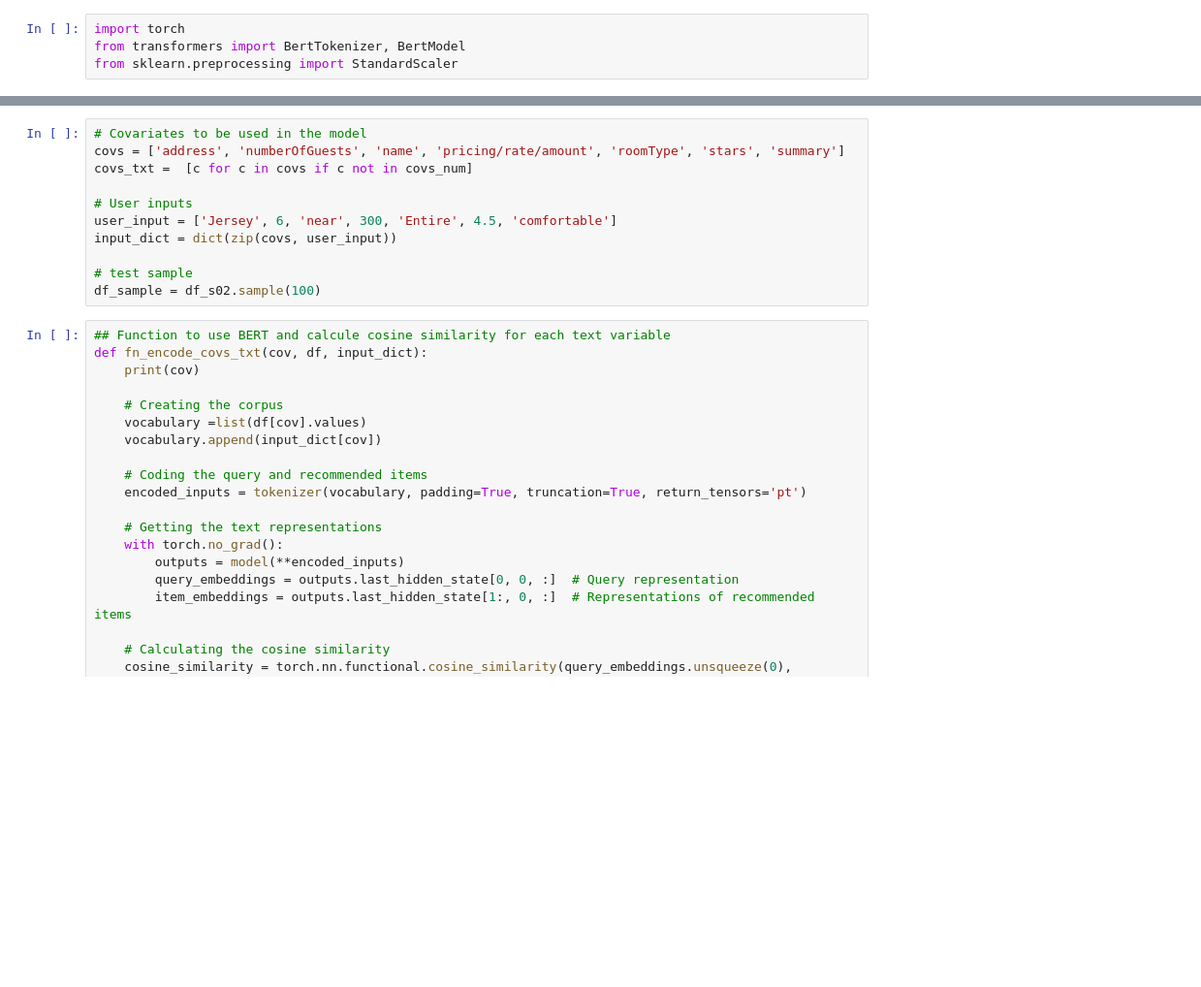
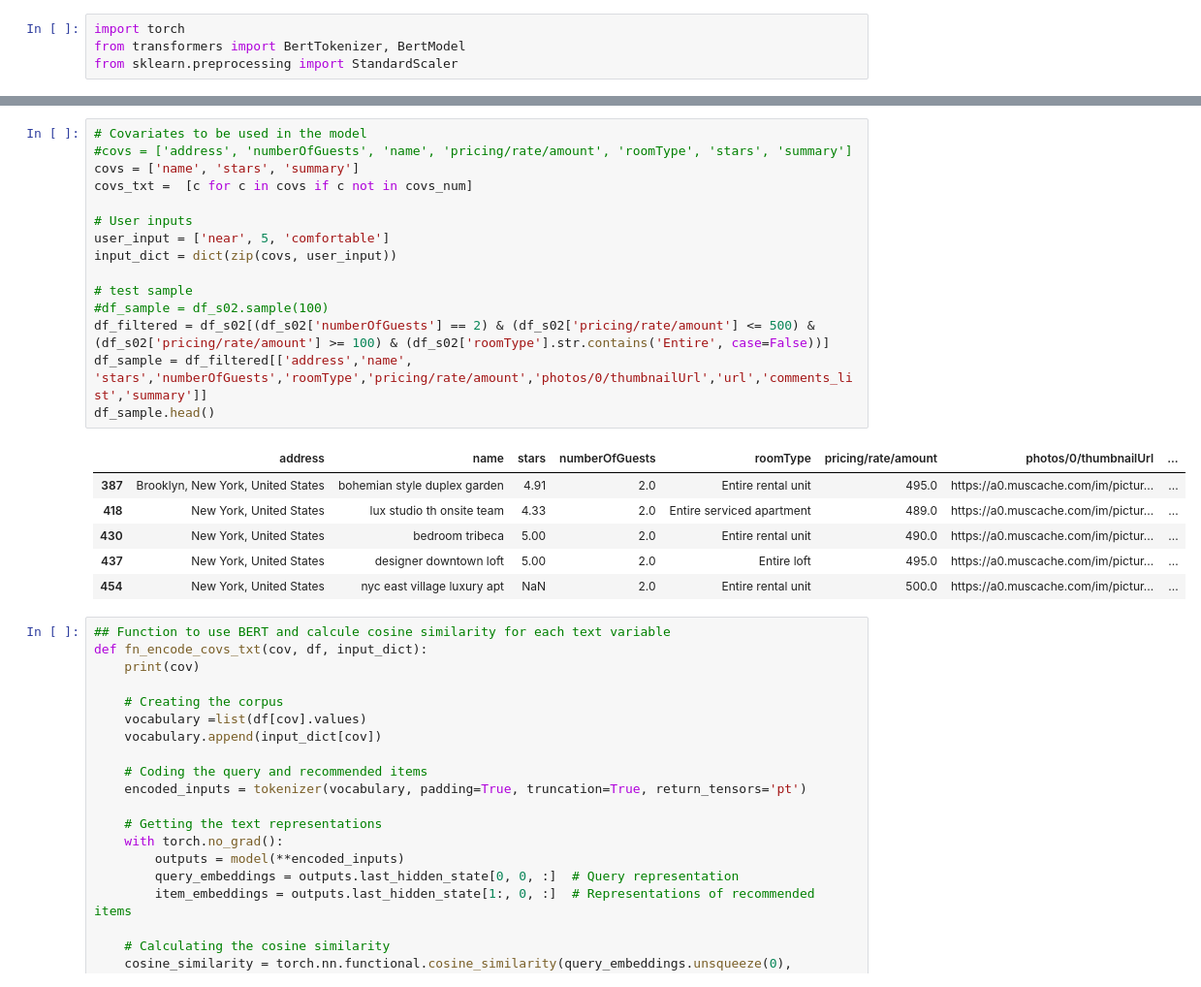
Before and after one commit to HWatanuki/Projeto_D3TOP, a Jupyter notebook: Codigos/nlp_parte02_v1_BERT_HMW.ipynb, the cells around one changed output, grey strips where cells are left out. Shown at 97% size. Saved outputs shown, nothing was run; the diff lists cells and outputs as text; blank space fills up the shorter version.

```diff
--- a/Codigos/nlp_parte02_v1_BERT_HMW.ipynb
+++ b/Codigos/nlp_parte02_v1_BERT_HMW.ipynb
@@ -220,15 +246,26 @@ Some weights of the model checkpoint at bert-base-uncased were not used when ini
 - This IS NOT expected if you are initializing BertModel from the checkpoint of a model that you expect to be exactly identical (initializing a BertForSequenceClassification model from a BertForSequen ...
 # %%
 # Covariates to be used in the model
-covs = ['address', 'numberOfGuests', 'name', 'pricing/rate/amount', 'roomType', 'stars', 'summary']
+#covs = ['address', 'numberOfGuests', 'name', 'pricing/rate/amount', 'roomType', 'stars', 'summary']
+covs = ['name', 'stars', 'summary']
 covs_txt =  [c for c in covs if c not in covs_num]
 
 # User inputs
-user_input = ['Jersey', 6, 'near', 300, 'Entire', 4.5, 'comfortable']
+user_input = ['near', 5, 'comfortable']
 input_dict = dict(zip(covs, user_input))
 
 # test sample
-df_sample = df_s02.sample(100)
+#df_sample = df_s02.sample(100)
+df_filtered = df_s02[(df_s02['numberOfGuests'] == 2) & (df_s02['pricing/rate/amount'] <= 500) & (df_s02['pricing/rate/amount'] >= 100) & (df_s02['roomType'].str.contains('Entire', case=False))]
+df_sample = df_filtered[['address','name', 'stars','numberOfGuests','roomType','pricing/rate/amount','photos/0/thumbnailUrl','url','comments_list','summary']]
+df_sample.head()
+# %% [output]
+|  | address | name | stars | numberOfGuests | roomType | pricing/rate/amount | photos/0/thumbnailUrl | ... |
+| 387 | Brooklyn, New York, United States | bohemian style duplex garden | 4.91 | 2.0 | Entire rental unit | 495.0 | https://a0.muscache.com/im/pictur... | ... |
+| 418 | New York, United States | lux studio th onsite team | 4.33 | 2.0 | Entire serviced apartment | 489.0 | https://a0.muscache.com/im/pictur... | ... |
+| 430 | New York, United States | bedroom tribeca | 5.00 | 2.0 | Entire rental unit | 490.0 | https://a0.muscache.com/im/pictur... | ... |
+| 437 | New York, United States | designer downtown loft | 5.00 | 2.0 | Entire loft | 495.0 | https://a0.muscache.com/im/pictur... | ... |
+| 454 | New York, United States | nyc east village luxury apt | NaN | 2.0 | Entire rental unit | 500.0 | https://a0.muscache.com/im/pictur... | ... |
 # %%
 ## Function to use BERT and calcule cosine similarity for each text variable
 def fn_encode_covs_txt(cov, df, input_dict):
```
Also changed, not shown: parts of 6 cells of this notebook.
